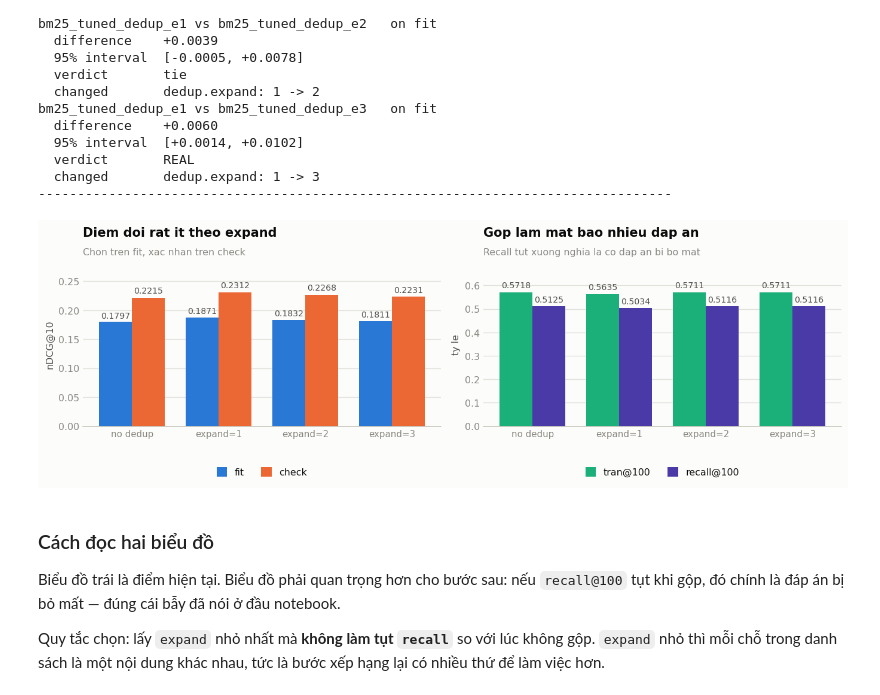
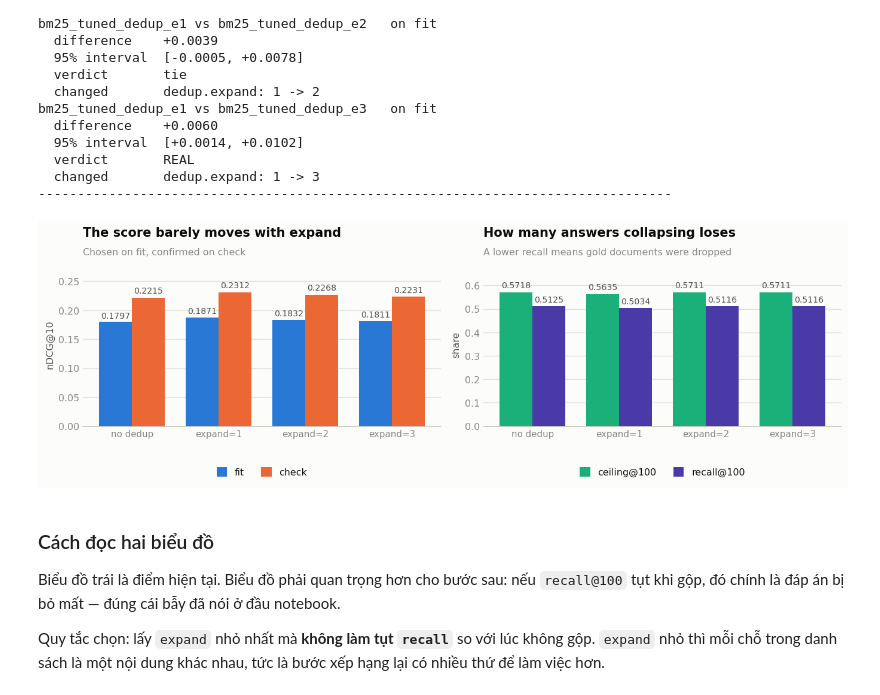
Before and after one commit to peotrannnn/RETECO, a Jupyter notebook: notebooks/07a_dedup.ipynb, the cells around one changed output. Cells and saved outputs as stored; diff of their text form; code cells hidden in the pictures.

```diff
--- a/notebooks/07a_dedup.ipynb
+++ b/notebooks/07a_dedup.ipynb
@@ -509,40 +509,40 @@ names = list(dedup_digests)
 fig, axes = plt.subplots(1, 2, figsize=(11.4, 4.0))
 
 ax = axes[0]
 xs = np.arange(len(names))
 width = 0.38
 fit_values = [dedup_summary[n]["fit"]["ndcg"] for n in names]
 check_values = [dedup_summary[n]["check"]["ndcg"] for n in names]
 b1 = ax.bar(xs - width / 2, fit_values, width, color=BLUE, label="fit")
 b2 = ax.bar(xs + width / 2, check_values, width, color=ORANGE, label="check")
 label_bars(ax, b1, fit_values, fmt="{:.4f}", horizontal=False, pad=0.02)
 label_bars(ax, b2, check_values, fmt="{:.4f}", horizontal=False, pad=0.02)
 ax.set_xticks(xs)
 ax.set_xticklabels(names, fontsize=9)
 ax.set_ylim(0, max(fit_values + check_values) * 1.22)
 legend_below(ax, ncol=2, y=-0.20)
-finish(ax, "Diem doi rat it theo expand",
-       subtitle="Chon tren fit, xac nhan tren check", ylabel="nDCG@10")
+finish(ax, "The score barely moves with expand",
+       subtitle="Chosen on fit, confirmed on check", ylabel="nDCG@10")
 
 ax = axes[1]
 ceilings = [dedup_summary[n]["macro"]["ceiling"] for n in names]
 recalls = [dedup_summary[n]["macro"]["recall"] for n in names]
-b1 = ax.bar(xs - width / 2, ceilings, width, color=TEAL, label="tran@100")
+b1 = ax.bar(xs - width / 2, ceilings, width, color=TEAL, label="ceiling@100")
 b2 = ax.bar(xs + width / 2, recalls, width, color=VIOLET, label="recall@100")
 label_bars(ax, b1, ceilings, fmt="{:.4f}", horizontal=False, pad=0.02)
 label_bars(ax, b2, recalls, fmt="{:.4f}", horizontal=False, pad=0.02)
 ax.set_xticks(xs)
 ax.set_xticklabels(names, fontsize=9)
 ax.set_ylim(0, max(ceilings + recalls) * 1.22)
 legend_below(ax, ncol=2, y=-0.20)
-finish(ax, "Gop lam mat bao nhieu dap an",
-       subtitle="Recall tut xuong nghia la co dap an bi bo mat",
-       ylabel="ty le")
+finish(ax, "How many answers collapsing loses",
+       subtitle="A lower recall means gold documents were dropped",
+       ylabel="share")
 
 fig.tight_layout()
 plt.show()
 # %% [output]
-[figure, old version]
+[figure, new version]
 # %% [markdown]
 ### Cách đọc hai biểu đồ
 
```
Also changed, not shown: parts of 4 cells of this notebook, 8 other files.
